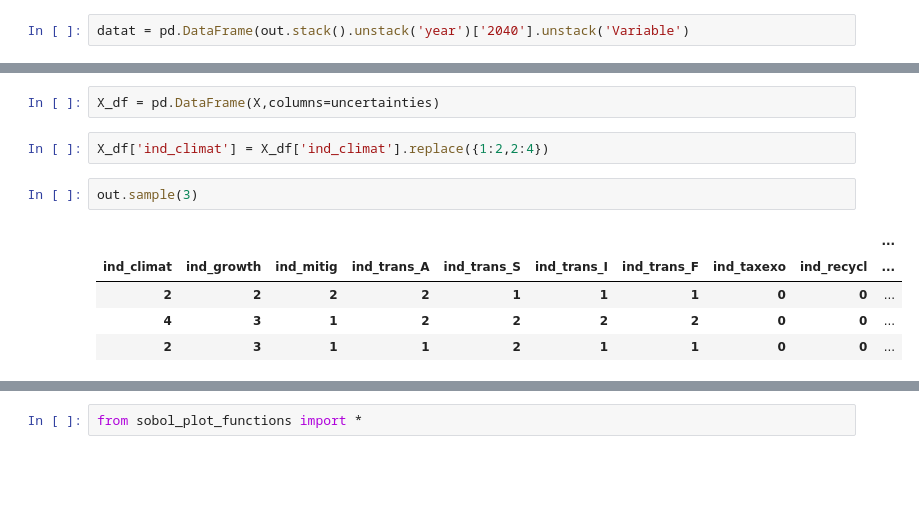
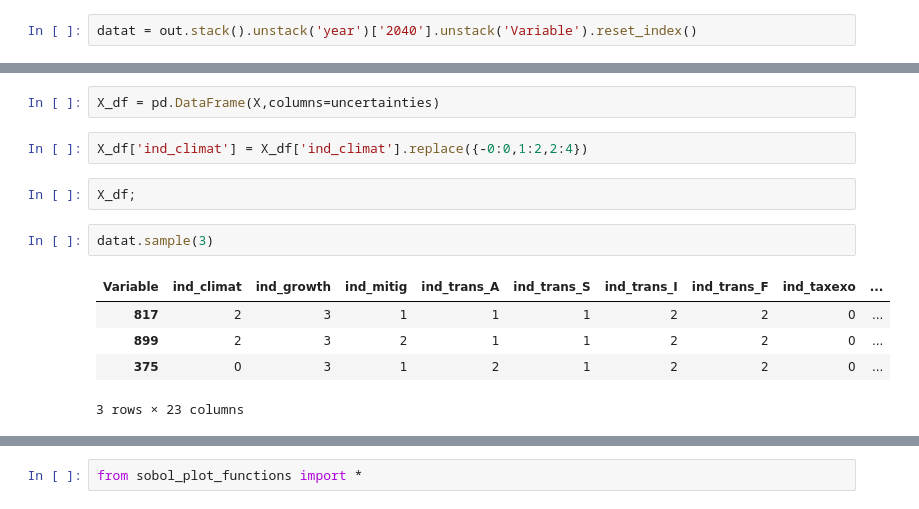
Before and after one commit to julierozenberg/infra_needs_analyses, a Jupyter notebook: cired_results_analysis.ipynb, the cells around one changed output, grey strips where cells are left out. Drawn from its saved outputs; the diff is of its cells as text; blank space fills up the shorter version.

```diff
--- a/cired_results_analysis.ipynb
+++ b/cired_results_analysis.ipynb
@@ -479,7 +477,7 @@ Name: passenger_activity, dtype: float64
 # %% [markdown]
 ## SOBOL
 # %%
-datat = pd.DataFrame(out.stack().unstack('year')['2040'].unstack('Variable')
+datat = out.stack().unstack('year')['2040'].unstack('Variable').reset_index()
 # %%
 uncertainties = ['ind_climat','ind_growth', 'ind_mitig','ind_trans_A', 'ind_trans_S',\
                 'ind_trans_I','ind_trans_F']
@@ -503,12 +501,14 @@ X=X.round()
 # %%
 X_df = pd.DataFrame(X,columns=uncertainties)
 # %%
-X_df['ind_climat'] = X_df['ind_climat'].replace({1:2,2:4})
+X_df['ind_climat'] = X_df['ind_climat'].replace({-0:0,1:2,2:4})
+# %%
+X_df;
 # %%
-out.sample(3)
+datat.sample(3)
 # %% [output]
-|  |  |  |  |  |  |  |  |  | ... |
-| ind_climat | ind_growth | ind_mitig | ind_trans_A | ind_trans_S | ind_trans_I | ind_trans_F | ind_taxexo | ind_recycl | ... |
-| 2 | 2 | 2 | 2 | 1 | 1 | 1 | 0 | 0 | ... |
-| 4 | 3 | 1 | 2 | 2 | 2 | 2 | 0 | 0 | ... |
-| 2 | 3 | 1 | 1 | 2 | 1 | 1 | 0 | 0 | ... |
+| Variable | ind_climat | ind_growth | ind_mitig | ind_trans_A | ind_trans_S | ind_trans_I | ind_trans_F | ind_taxexo | ... |
+| 817 | 2 | 3 | 1 | 1 | 1 | 2 | 2 | 0 | ... |
+| 899 | 2 | 3 | 2 | 1 | 1 | 2 | 2 | 0 | ... |
+| 375 | 0 | 3 | 1 | 2 | 1 | 2 | 2 | 0 | ... |
+3 rows × 23 columns
```
Also changed, not shown: parts of 6 cells of this notebook, 2 other files.
